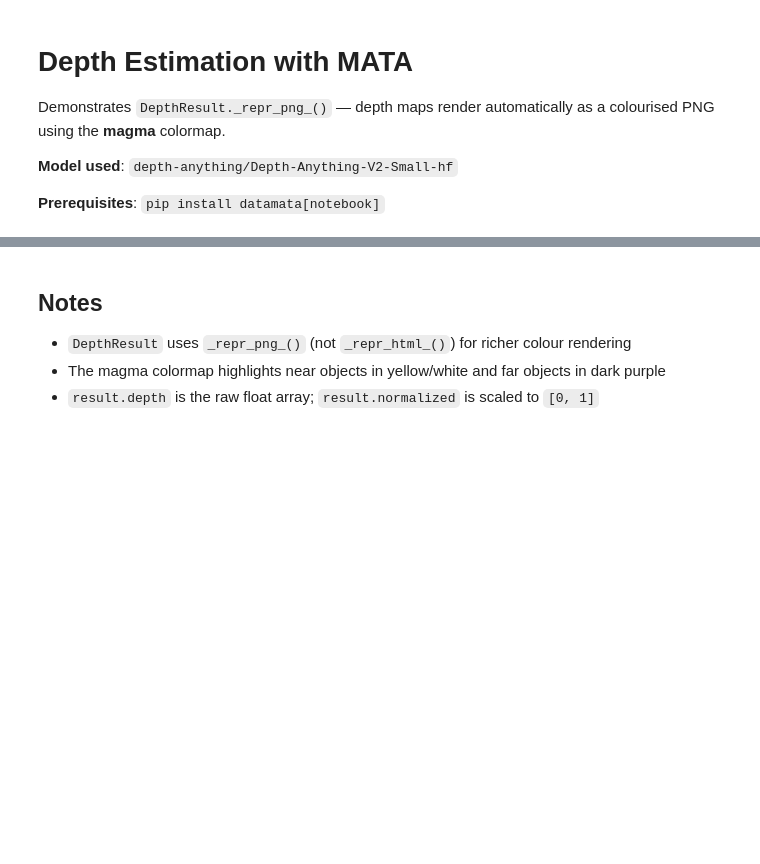
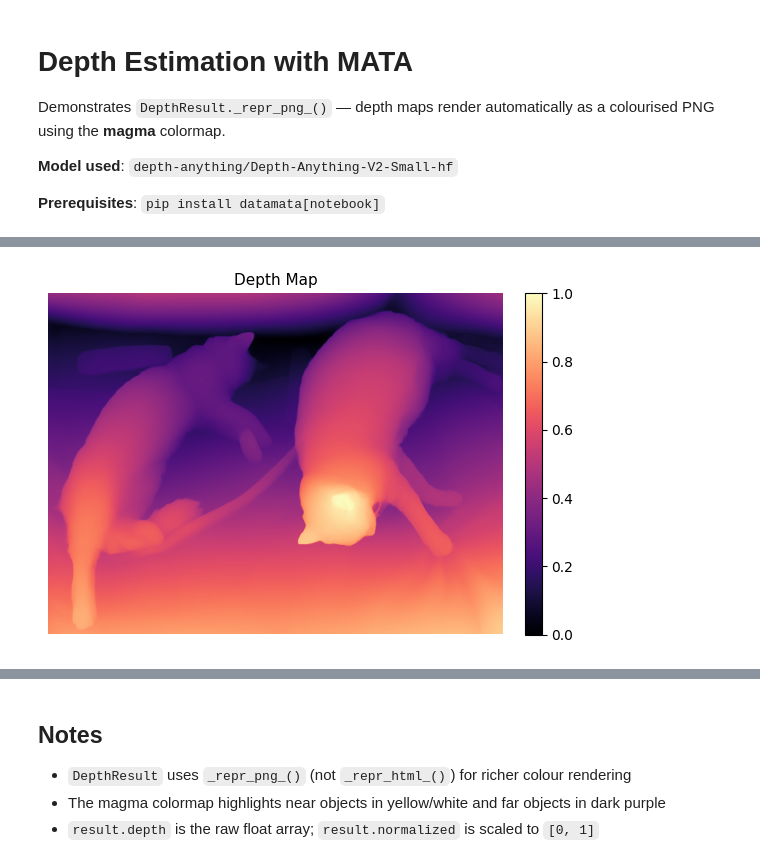
Before and after one commit to datamata-io/mata, a Jupyter notebook: examples/notebooks/04_depth_estimation.ipynb, the cells around one changed output, grey strips where cells are left out. Saved outputs shown, nothing was run; the diff lists cells and outputs as text; code cells hidden in the pictures; blank space fills up the shorter version.

```diff
--- a/examples/notebooks/04_depth_estimation.ipynb
+++ b/examples/notebooks/04_depth_estimation.ipynb
@@ -17,8 +25,11 @@ depth_model = mata.load("depth", "depth-anything/Depth-Anything-V2-Small-hf")
 # %%
-result = depth_model.predict("../../data/assets/sample.jpg")
+IMAGE = "../../examples/images/000000039769.jpg"
+result = depth_model.predict(IMAGE)
 
 # Auto-display: renders as magma colormap PNG inline
 result
+# %% [output]
+[figure, added]
 # %%
 # Inspect the raw depth array
 import numpy as np
```
Also changed, not shown: parts of 4 cells of this notebook, 39 other files.
